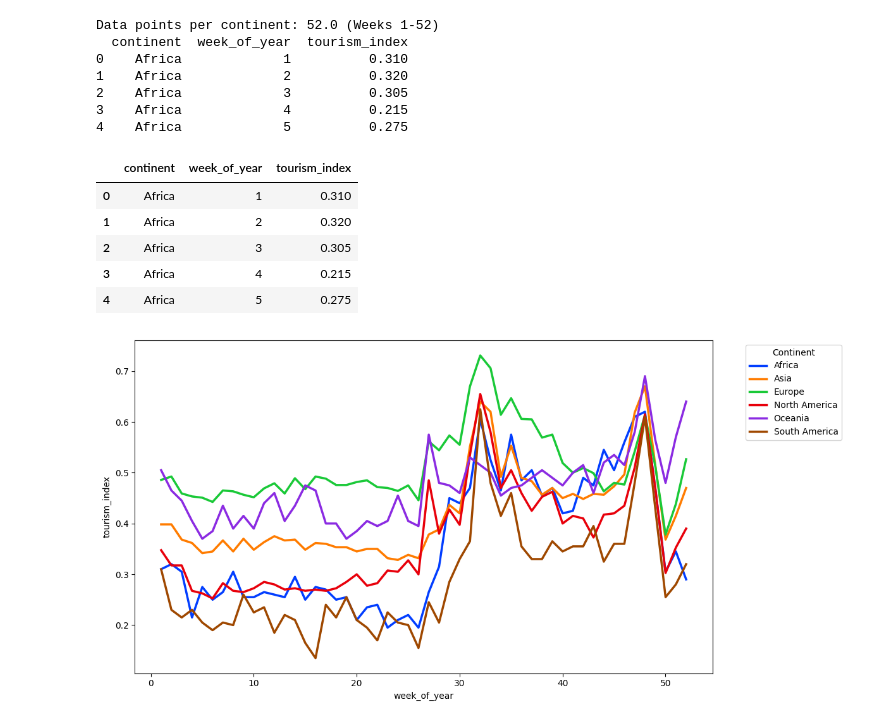
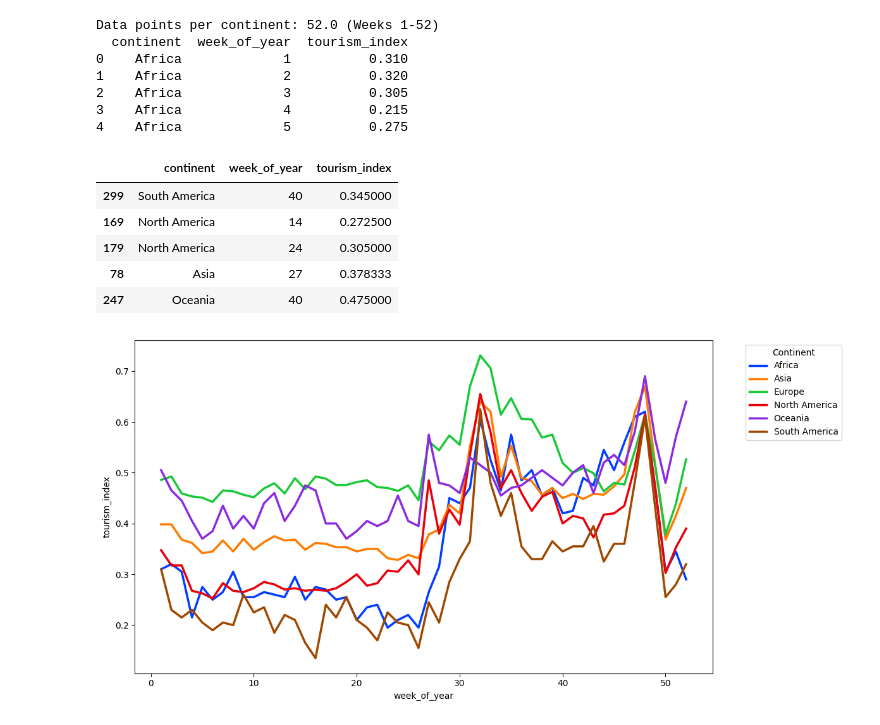
Before and after one commit to FahdKhater/Data-Analysis-Project, a Jupyter notebook: Question3/Analysis.ipynb, the cells around one changed output. Cells and saved outputs as stored; diff of their text form; code cells hidden in the pictures.

```diff
--- a/Question3/Analysis.ipynb
+++ b/Question3/Analysis.ipynb
@@ -28,14 +28,14 @@ Data points per continent: 52.0 (Weeks 1-52)
 3    Africa             4          0.215
 4    Africa             5          0.275
 # %%
-df_weekly.head(5)
+df_weekly.sample(5)
 # %% [output]
 |  | continent | week_of_year | tourism_index |
-| 0 | Africa | 1 | 0.310 |
-| 1 | Africa | 2 | 0.320 |
-| 2 | Africa | 3 | 0.305 |
-| 3 | Africa | 4 | 0.215 |
-| 4 | Africa | 5 | 0.275 |
+| 299 | South America | 40 | 0.345000 |
+| 169 | North America | 14 | 0.272500 |
+| 179 | North America | 24 | 0.305000 |
+| 78 | Asia | 27 | 0.378333 |
+| 247 | Oceania | 40 | 0.475000 |
 # %%
 import matplotlib.pyplot as plt
 import seaborn as sns
```
Also changed, not shown: 5 other files.
